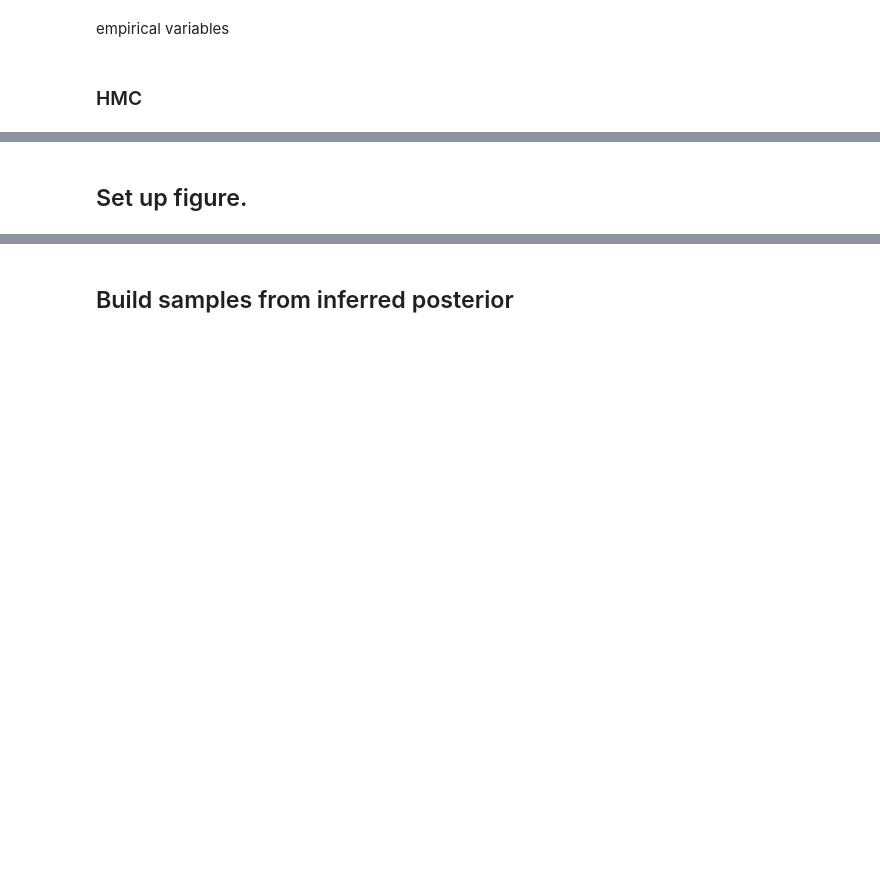
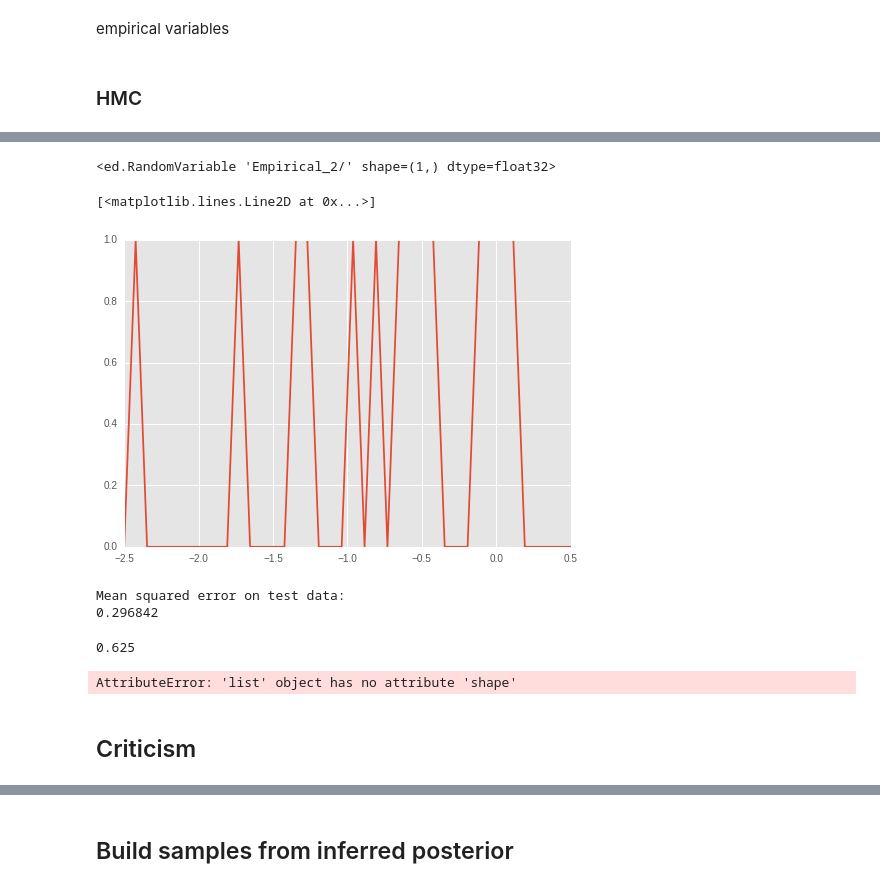
Before and after one commit to blei-lab/edward, a Jupyter notebook: notebooks/bayesian_logistic_regression_MCMC.ipynb, the cells around one changed output, grey strips where cells are left out. Drawn from its saved outputs; the diff is of its cells as text; code cells hidden in the pictures; blank space fills up the shorter version.

Commit message:
criticism is not enough

```diff
--- a/notebooks/bayesian_logistic_regression_MCMC.ipynb
+++ b/notebooks/bayesian_logistic_regression_MCMC.ipynb
@@ -37,3 +34,4 @@ N = 40  # number of data points
 D = 1  # number of features
 
 X_train, y_train = build_toy_dataset(N)
+X_test, y_test = build_toy_dataset(N,4.3)
@@ -64,4 +68,6 @@ inference_HMC.initialize(n_print=10, step_size=0.6)
 # %%
 inference_HMC.run(step_size=1e-3)
 qw_HMC,qb_HMC=qw,qb
+y_post_SGHMC = ed.copy(y, {w: qw, b: qb})
+y_test=[int(i) for i in y_test]
 # %% [output]
@@ -84,2 +90,10 @@ qw_Gibbs,qb_Gibbs=qw,qb
-# %% [markdown]
-## Set up figure.
+# %%
+qw_Gibbs
+#[len(i) for i in [X_test, y_post_SGHMC:y_test]]
+# %% [output]
+<ed.RandomVariable 'Empirical_2/' shape=(1,) dtype=float32>
+# %%
+plt.plot(X_test,y_test)
+# %% [output]
+[<matplotlib.lines.Line2D at 0x...>]
+[figure, added]
@@ -86,3 +103,19 @@ qw_Gibbs,qb_Gibbs=qw,qb
+# %%
+print("Mean squared error on test data:")
+print(ed.evaluate('mean_squared_error', data={X: X_test, y_post_SGHMCf: y_testf}))
+# %% [output]
+Mean squared error on test data:
+0.296842
+# %%
+print(ed.evaluate('binary_accuracy', data={X: X_test, y_post_SGHMC: y_test}))
+# %% [output]
+0.625
+# %%
+print(ed.evaluate('categorical_accuracy', data={X: X_test, y_post_SGHMCf: y_testf}))
+# %% [output]
+AttributeError: 'list' object has no attribute 'shape'
+# %% [markdown]
+## Criticism
 # %%
 fig = plt.figure(figsize=(8, 8), facecolor='white')
 ax = fig.add_subplot(111, frameon=False)
```
Also changed, not shown: parts of 10 cells of this notebook.
